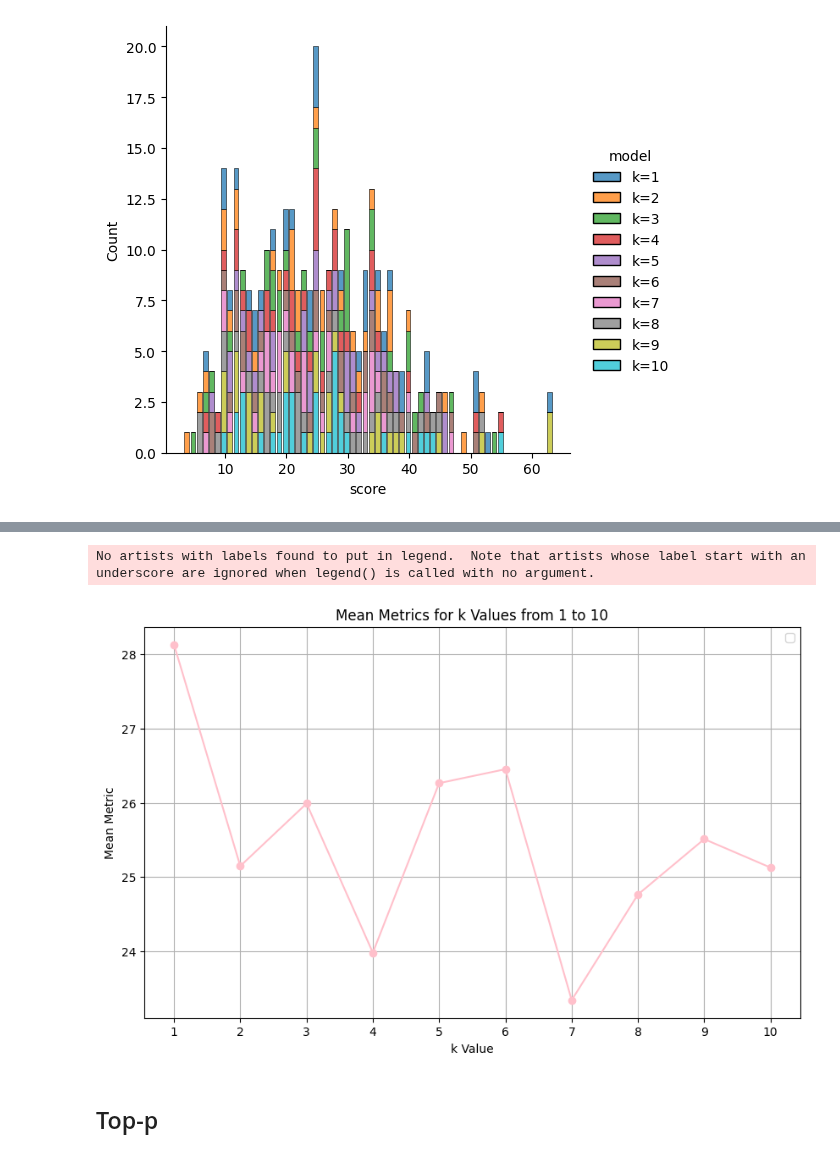
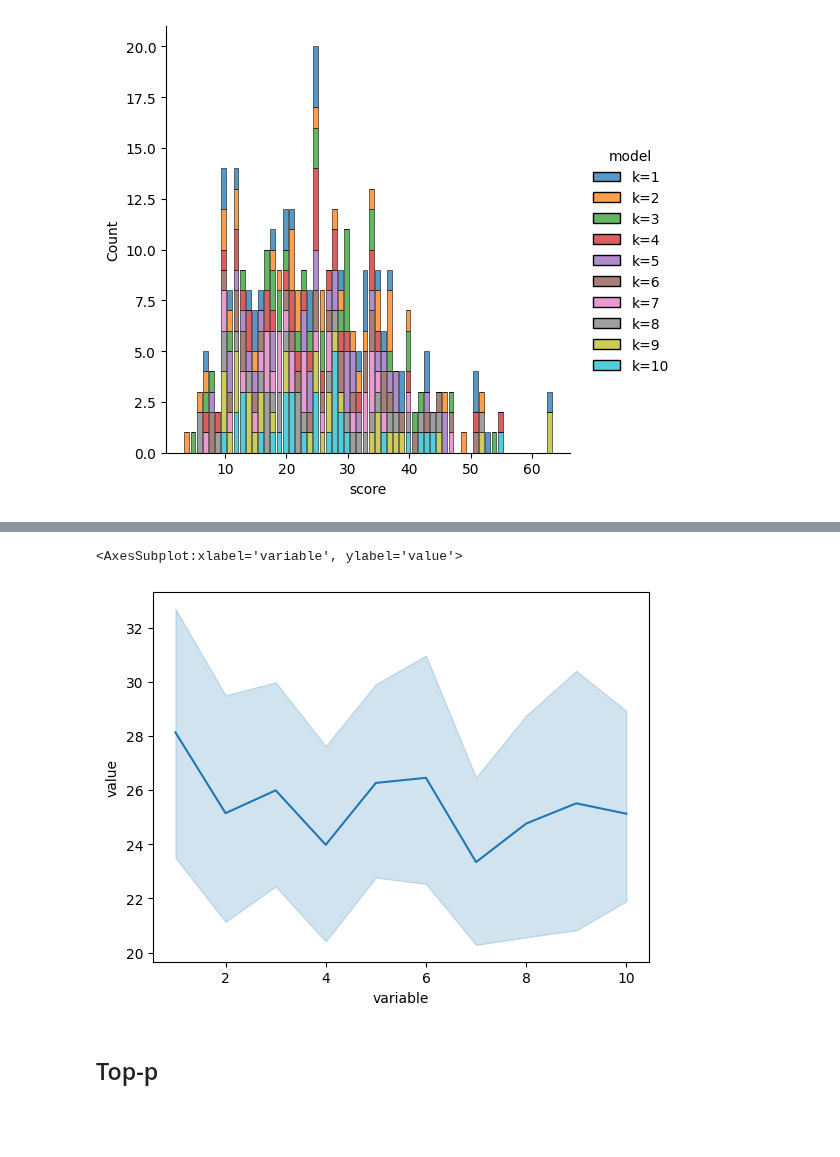
Before and after one commit to swaggirl9000/humor, a Jupyter notebook: notebooks/base_metric_comparison.ipynb, the cells around one changed output, grey strips where cells are left out. Cells and saved outputs as stored; diff of their text form; code cells hidden in the pictures; blank space fills up the shorter version.

```diff
--- a/notebooks/base_metric_comparison.ipynb
+++ b/notebooks/base_metric_comparison.ipynb
@@ -758,34 +778,36 @@ sns.displot(df, x="score", hue="model", kind="hist", multiple="stack", shrink=0.
 # %%
 import matplotlib.pyplot as plt
+import pandas as pd
+import seaborn as sns
 
-means = [
-    k1_metric.mean(),
-    k2_metric.mean(),
-    k3_metric.mean(),
-    k4_metric.mean(),
-    k5_metric.mean(),
-    k6_metric.mean(),
-    k7_metric.mean(),
-    k8_metric.mean(),
-    k9_metric.mean(),
-    k10_metric.mean()
-]
+k_vals = pd.DataFrame({
+    1: k1_metric["score"],
+    2: k2_metric["score"],
+    3: k3_metric["score"],
+    4: k4_metric["score"],
+    5: k5_metric["score"],
+    6: k6_metric["score"],
+    7: k7_metric["score"],
+    8: k8_metric["score"],
+    9: k9_metric["score"],
+    10: k10_metric["score"],
+}).melt()
 
-k_values = list(range(1, 11))
+sns.lineplot(k_vals, x="variable", y="value")
 
-plt.figure(figsize=(10, 6))
-plt.plot(k_values, means, marker='o', linestyle='-', color='pink')
+# plt.figure(figsize=(10, 6))
+# plt.plot(k_values, means, marker='o', linestyle='-', color='pink')
 
-plt.title('Mean Metrics for k Values from 1 to 10')
-plt.xlabel('k Value')
-plt.ylabel('Mean Metric')
-plt.xticks(k_values)
-plt.legend()
-plt.grid(True)
-plt.show()
+# plt.title('Mean Metrics for k Values from 1 to 10')
+# plt.xlabel('k Value')
+# plt.ylabel('Mean Metric')
+# plt.xticks(k_values)
+# plt.legend()
+# plt.grid(True)
+# plt.show()
 # %% [output]
-No artists with labels found to put in legend.  Note that artists whose label start with an underscore are ignored when legend() is called with no argument.
+<AxesSubplot:xlabel='variable', ylabel='value'>
-[figure, old version]
+[figure, new version]
 # %% [markdown]
 ## Top-p
 # %%
```
Also changed, not shown: parts of 2 cells of this notebook.
